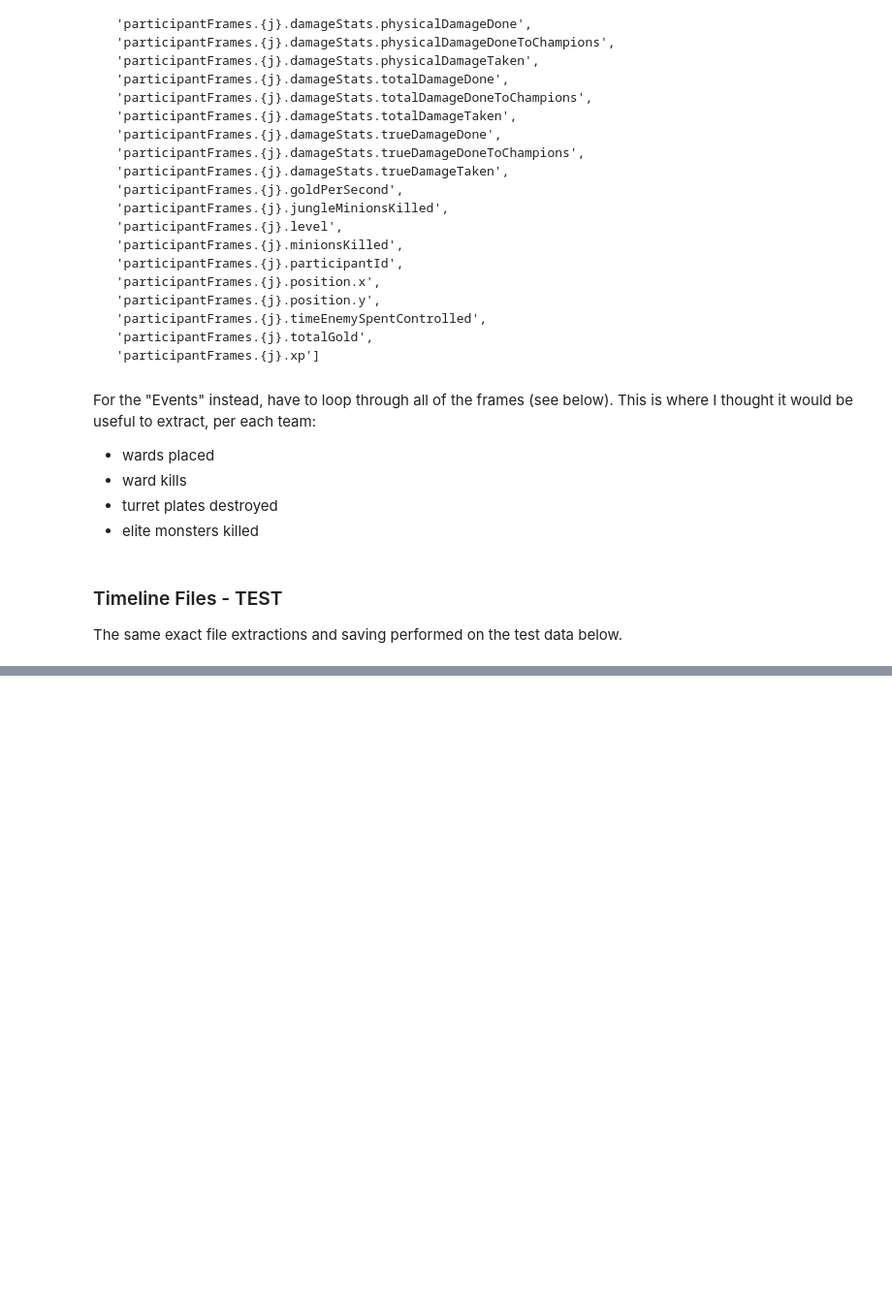
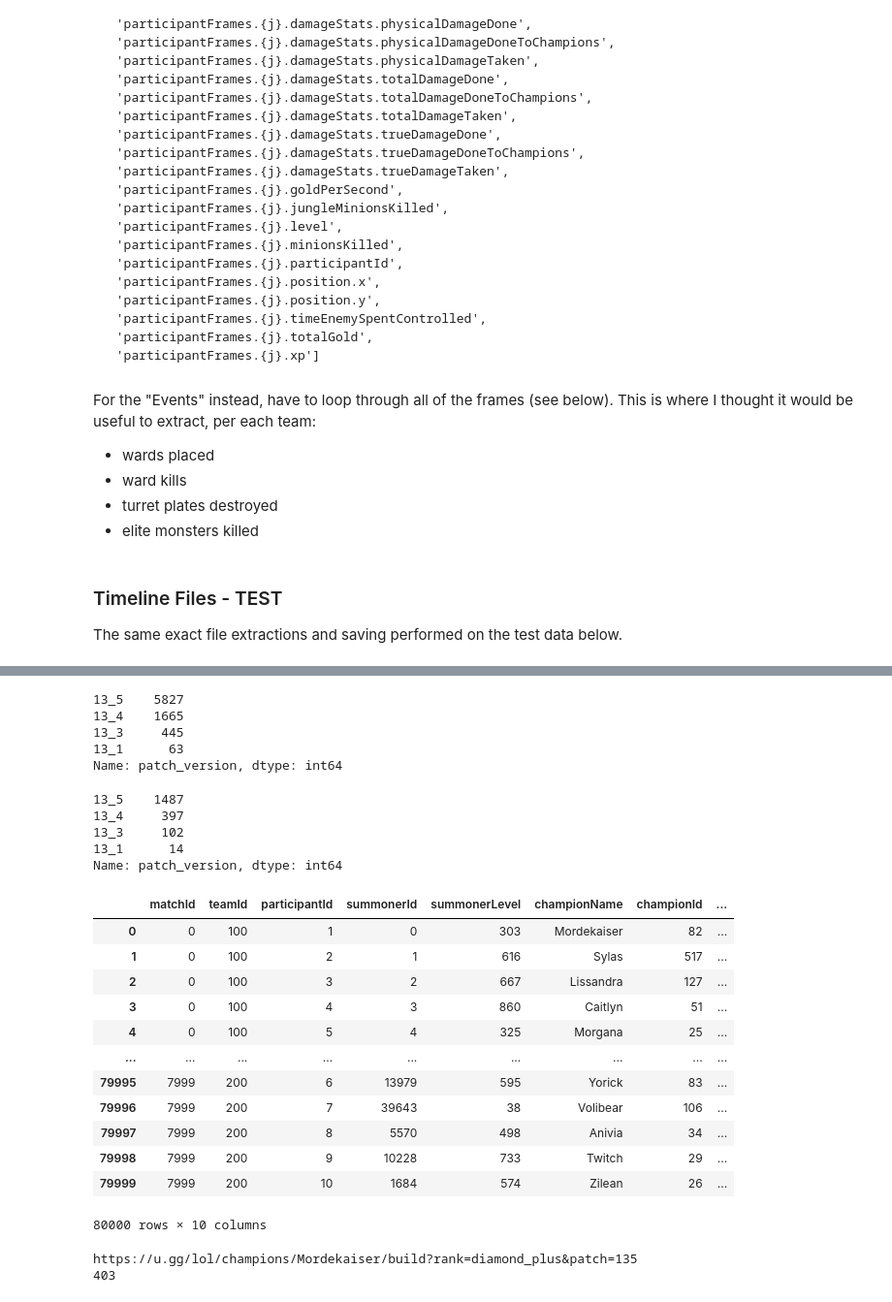
Before and after one commit to nss-data-science-cohort-6/kaggle_lol-elden-ring, a Jupyter notebook: notebooks/data_exploration.ipynb, the cells around one changed output, grey strips where cells are left out. Shown at 97% size. Drawn from its saved outputs; the diff is of its cells as text; code cells hidden in the pictures; blank space fills up the shorter version.

```diff
--- a/notebooks/data_exploration.ipynb
+++ b/notebooks/data_exploration.ipynb
@@ -484,0 +489,2 @@ testing_events.to_csv('../data/testing_events.csv', index=False)
+# %%
+matchdates = pd.read_csv('../data/matchdates.csv', parse_dates=['matchcreationDate'])
@@ -484,0 +497,49 @@ testing_events.to_csv('../data/testing_events.csv', index=False)
+# %%
+conditions = [
+    (matchdates['matchcreationDate'] >= '2023-01-11') & (matchdates['matchcreationDate'] < '2023-02-09'),
+    (matchdates['matchcreationDate'] >= '2023-02-09') & (matchdates['matchcreationDate'] < '2023-02-23'),
+    (matchdates['matchcreationDate'] >= '2023-02-23') & (matchdates['matchcreationDate'] < '2023-03-08'),
+    matchdates['matchcreationDate'] >= '2023-03-08'
+]
+
+# LoL Patch 13.1	Wednesday, Jan 11, 2023
+# LoL Patch 13.3	Thursday, Feb 9, 2023
+# LoL Patch 13.4	Thursday, Feb 23, 2023
+# LoL Patch 13.5	Wednesday, March 8, 2023
+
+values = ['13_1', '13_3', '13_4', '13_5']
+
+matchdates['patch_version'] = np.select(conditions, values)
+# %%
+matchdates.loc[matchdates['matchId'] < 8000]['patch_version'].value_counts()
+# %% [output]
+13_5    5827
+13_4    1665
+13_3     445
+13_1      63
+Name: patch_version, dtype: int64
+# %%
+matchdates.loc[matchdates['matchId'] >= 8000]['patch_version'].value_counts()
+# %% [output]
+13_5    1487
+13_4     397
+13_3     102
+13_1      14
+Name: patch_version, dtype: int64
+# %%
+pd.merge(X_train, matchdates, how='inner', on='matchId', indicator=True)
+#matchdates X_train
+# %% [output]
+|  | matchId | teamId | participantId | summonerId | summonerLevel | championName | championId | ... |
+| 0 | 0 | 100 | 1 | 0 | 303 | Mordekaiser | 82 | ... |
+| 1 | 0 | 100 | 2 | 1 | 616 | Sylas | 517 | ... |
+| 2 | 0 | 100 | 3 | 2 | 667 | Lissandra | 127 | ... |
+| 3 | 0 | 100 | 4 | 3 | 860 | Caitlyn | 51 | ... |
+| 4 | 0 | 100 | 5 | 4 | 325 | Morgana | 25 | ... |
+| ... | ... | ... | ... | ... | ... | ... | ... | ... |
+| 79995 | 7999 | 200 | 6 | 13979 | 595 | Yorick | 83 | ... |
+| 79996 | 7999 | 200 | 7 | 39643 | 38 | Volibear | 106 | ... |
+| 79997 | 7999 | 200 | 8 | 5570 | 498 | Anivia | 34 | ... |
+| 79998 | 7999 | 200 | 9 | 10228 | 733 | Twitch | 29 | ... |
+| 79999 | 7999 | 200 | 10 | 1684 | 574 | Zilean | 26 | ... |
+80000 rows × 10 columns
@@ -484,0 +553,26 @@ testing_events.to_csv('../data/testing_events.csv', index=False)
+# %%
+endpoint = f'https://u.gg/lol/champions/{champion}/build?rank=diamond_plus&patch={patch_version}'
+
+params = {
+'rank' : 'diamond_plus',
+'patch_version' : 13_5
+}
+
+response = requests.get(endpoint)
+tm=0
+
+# while response.status_code != 200:
+#     print('waiting for ' + str(champion))
+#     time.sleep(10)
+#     response = requests.get(endpoint, params = params)
+#     tm = tm + 1
+#     if tm == 10:
+#         break
+
+print(endpoint)
+print(response.status_code)
+
+soup = BS(response.text)
+# %% [output]
+https://u.gg/lol/champions/Mordekaiser/build?rank=diamond_plus&patch=135
+403
```
Also changed, not shown: parts of 11 cells of this notebook, 1 other file.
